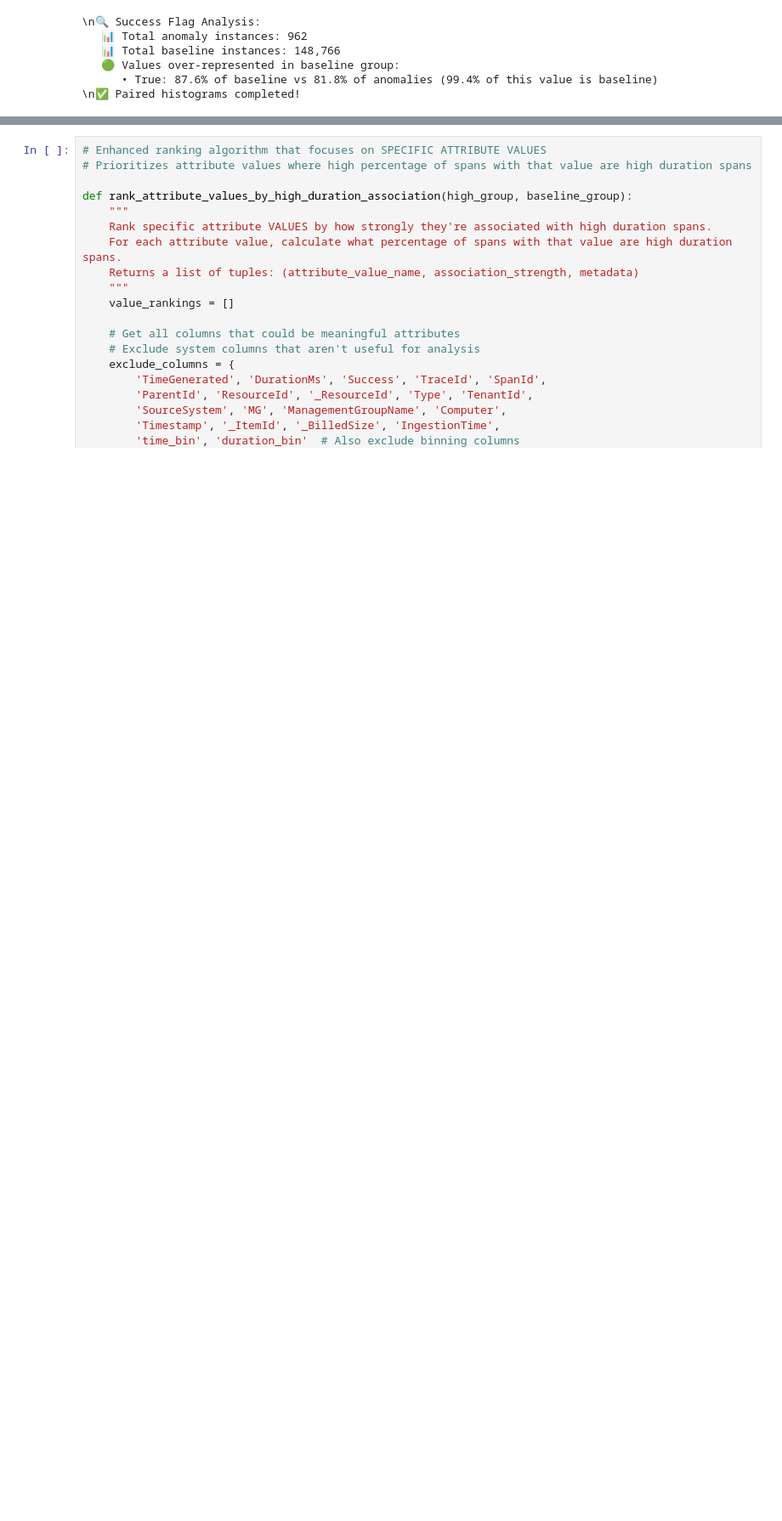
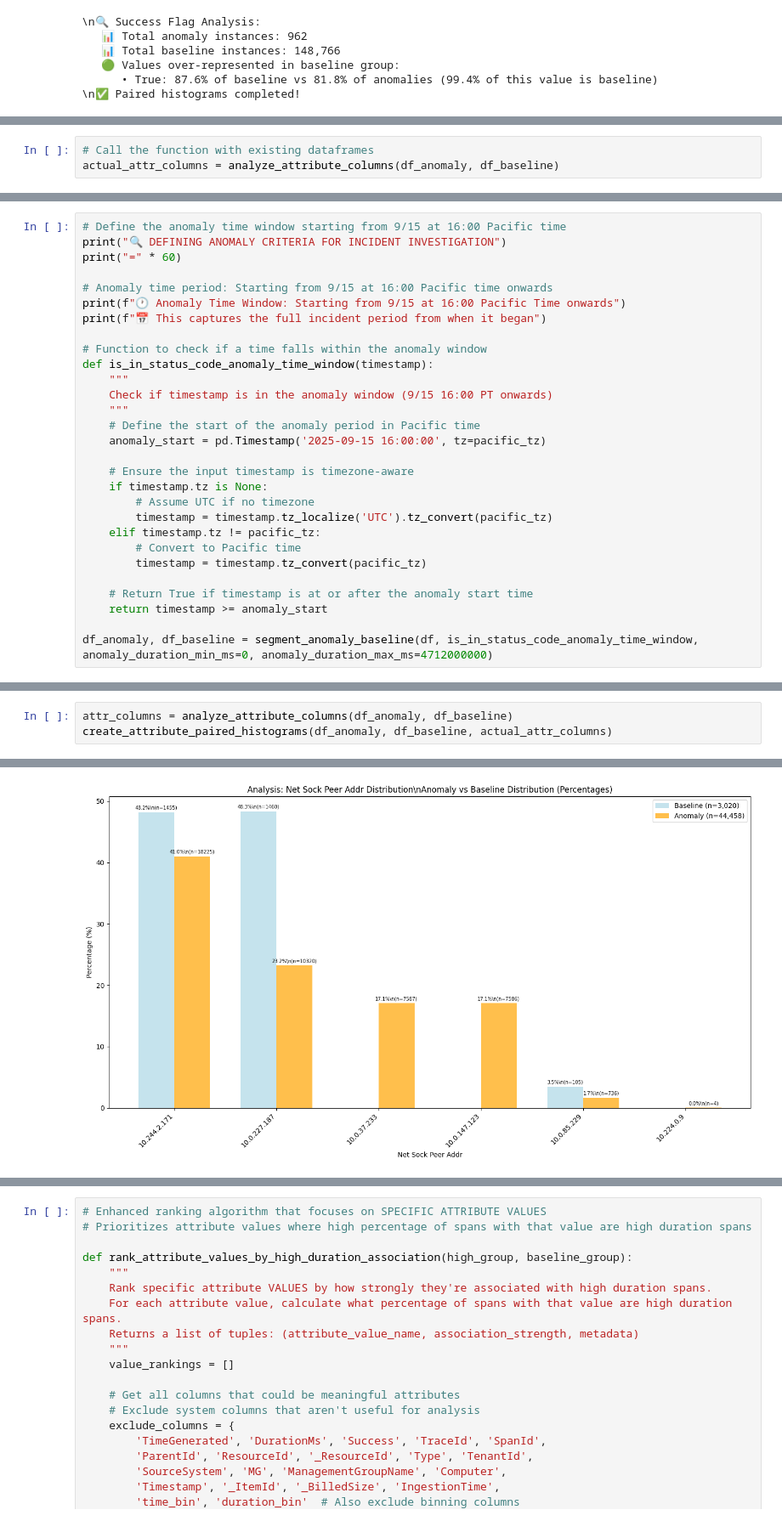
Before and after one commit to microsoft/Docker-Provider, a Jupyter notebook: traces/trace_duration_heatmap_analysis.ipynb, the cells around one changed output, grey strips where cells are left out. Shown at 85% size. Drawn from its saved outputs; the diff is of its cells as text; blank space fills up the shorter version.

```diff
--- a/traces/trace_duration_heatmap_analysis.ipynb
+++ b/traces/trace_duration_heatmap_analysis.ipynb
@@ -982 +1150,4 @@ else:
+# %%
+# Call the function with existing dataframes
+actual_attr_columns = analyze_attribute_columns(df_anomaly, df_baseline)
 # %%
@@ -1156,0 +1420,29 @@ else:
+# %%
+# Define the anomaly time window starting from 9/15 at 16:00 Pacific time
+print("🔍 DEFINING ANOMALY CRITERIA FOR INCIDENT INVESTIGATION")
+print("=" * 60)
+
+# Anomaly time period: Starting from 9/15 at 16:00 Pacific time onwards
+print(f"🕐 Anomaly Time Window: Starting from 9/15 at 16:00 Pacific Time onwards")
+print(f"📅 This captures the full incident period from when it began")
+
+# Function to check if a time falls within the anomaly window
+def is_in_status_code_anomaly_time_window(timestamp):
+    """
+    Check if timestamp is in the anomaly window (9/15 16:00 PT onwards)
+    """
+    # Define the start of the anomaly period in Pacific time
+    anomaly_start = pd.Timestamp('2025-09-15 16:00:00', tz=pacific_tz)
+
+    # Ensure the input timestamp is timezone-aware
+    if timestamp.tz is None:
+        # Assume UTC if no timezone
+        timestamp = timestamp.tz_localize('UTC').tz_convert(pacific_tz)
+    elif timestamp.tz != pacific_tz:
+        # Convert to Pacific time
+        timestamp = timestamp.tz_convert(pacific_tz)
+
+    # Return True if timestamp is at or after the anomaly start time
+    return timestamp >= anomaly_start
+
+df_anomaly, df_baseline = segment_anomaly_baseline(df, is_in_status_code_anomaly_time_window, anomaly_duration_min_ms=0, anomaly_duration_max_ms=4712000000)
@@ -1156,0 +1558,4 @@ else:
+# %%
+attr_columns = analyze_attribute_columns(df_anomaly, df_baseline)
+create_attribute_paired_histograms(df_anomaly, df_baseline, actual_attr_columns)
+# %% [output]
@@ -1156,0 +1579 @@ else:
+[figure, added]
```
Also changed, not shown: parts of 29 cells of this notebook.
